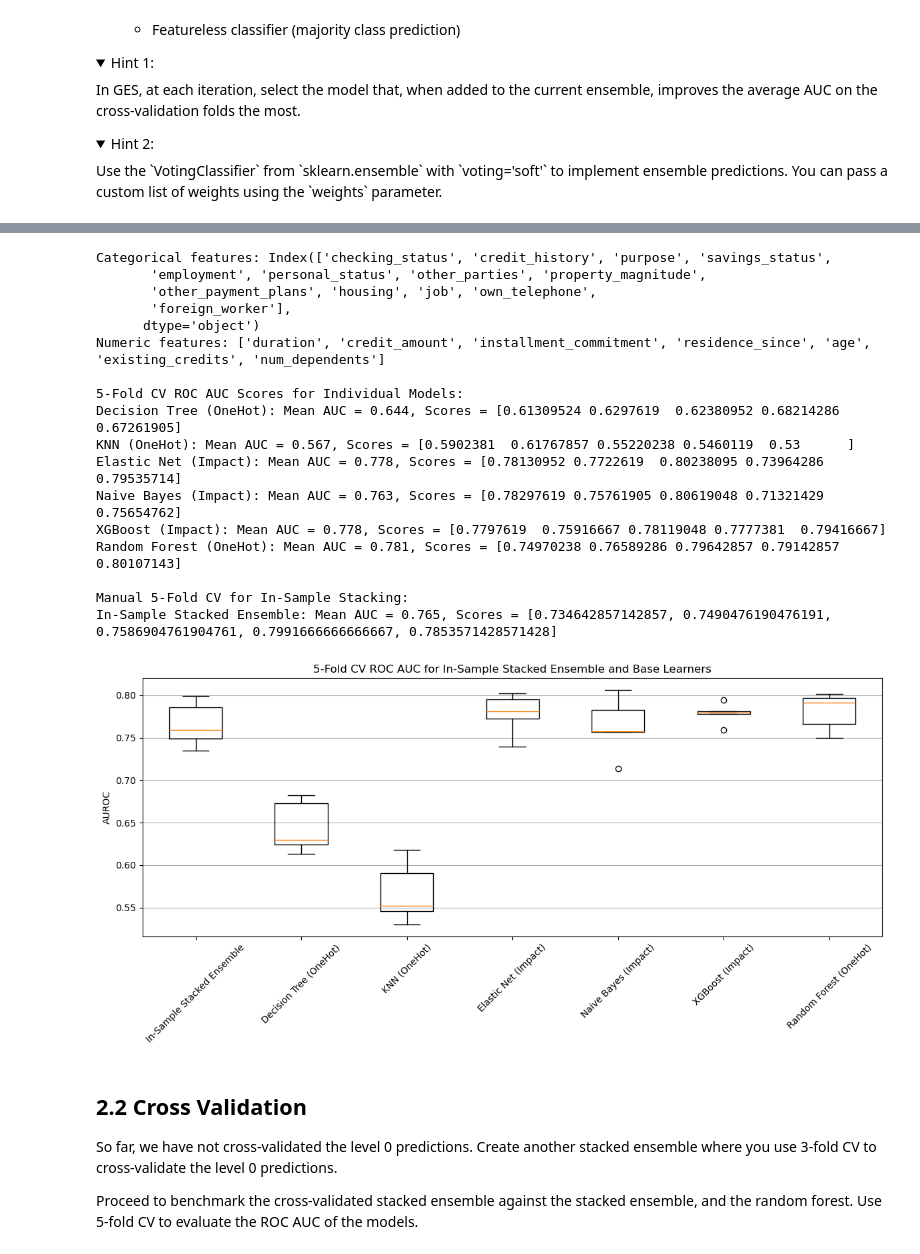
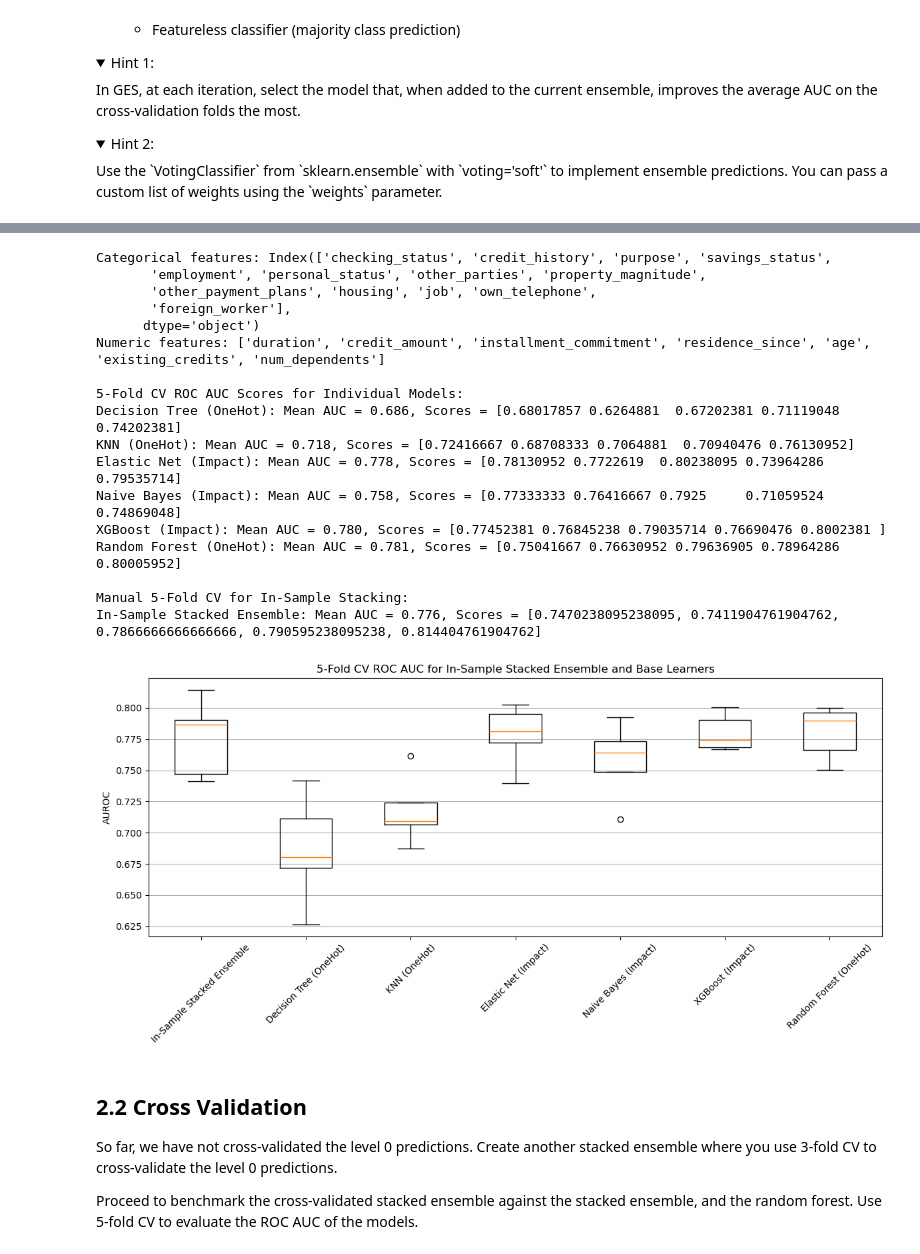
Before and after one commit to slds-lmu/lecture_appml, a Jupyter notebook: exercises/10_ensembles_stacking/10_hw1_ges_stacking_py.ipynb, the cells around one changed output, grey strips where cells are left out. Cells and saved outputs as stored; diff of their text form; code cells hidden in the pictures; folded sections open.

```diff
--- a/exercises/10_ensembles_stacking/10_hw1_ges_stacking_py.ipynb
+++ b/exercises/10_ensembles_stacking/10_hw1_ges_stacking_py.ipynb
@@ -411,29 +374,18 @@ print(f"Numeric features: {numeric_features}")
 
 
 # Create preprocessors
-# OneHotEncoder for tree-based models and KNN
 onehot_preprocessor = ColumnTransformer(
     transformers=[
-        ('num', 'passthrough', numeric_features),
+        ('num', StandardScaler(), numeric_features),
         ('cat', OneHotEncoder(handle_unknown='ignore'), categorical_features)
     ],
     remainder='drop'
 )
 
-# Target encoder for models that need numeric inputs
 target_preprocessor = ColumnTransformer(
     transformers=[
+        ('num', StandardScaler(), numeric_features),
         ('cat', TargetEncoder(smooth=0.0001), categorical_features),
-        ('num', 'passthrough', numeric_features),
-    ],
-    remainder='drop'
-)
-
-# Target encoder with StandardScaler for Elastic Net
-target_scaler_preprocessor = ColumnTransformer(
-    transformers=[
-        ('cat', TargetEncoder(smooth=0.0001), categorical_features),
-        ('num', StandardScaler(), numeric_features),
     ],
     remainder='drop'
 )
@@ -441,7 +393,7 @@ target_scaler_preprocessor = ColumnTransformer(
 # Decision Tree with OneHot Encoding
 dt = Pipeline([
     ('preprocessor', onehot_preprocessor),
-    ('classifier', DecisionTreeClassifier(random_state=2409))
+    ('classifier', DecisionTreeClassifier(max_depth=10, random_state=2409))
 ])
 
 # k-NN with OneHot Encoding
@@ -450,9 +402,15 @@ knn = Pipeline([
     ('classifier', KNeighborsClassifier(n_neighbors=7))
 ])
 
-# Elastic Net classifier with Target Encoding and StandardScaler
+# Random Forest with OneHot Encoding
+rf = Pipeline([
+    ('preprocessor', onehot_preprocessor),
+    ('classifier', RandomForestClassifier(n_estimators=100, random_state=2409))
+])
+
+# Elastic Net classifier with Target Encoding
 elnet = Pipeline([
-    ('preprocessor', target_scaler_preprocessor),
+    ('preprocessor', target_preprocessor),
     ('classifier',
         LogisticRegression(
             penalty="elasticnet",
@@ -470,16 +428,10 @@ naive_bayes = Pipeline([
     ('classifier', GaussianNB())
 ])
 
-# XGBoost with Target |Encoding
+# XGBoost with Target Encoding
 xgboost = Pipeline([
     ('preprocessor', target_preprocessor),
     ('classifier', XGBClassifier(n_estimators=100, random_state=2409))
-])
-
-# Random Forest with OneHot Encoding
-rf = Pipeline([
-    ('preprocessor', onehot_preprocessor),
-    ('classifier', RandomForestClassifier(n_estimators=100, random_state=2409))
 ])
 
 # Create a list of the six base (level 0) learners
@@ -552,40 +504,40 @@ for train_idx, test_idx in cv.split(X, y):
     score = roc_auc_score(y_test, y_pred_proba)
     stacking_scores.append(score)
 
 results["In-Sample Stacked Ensemble"] = np.array(stacking_scores)
 print(f"In-Sample Stacked Ensemble: Mean AUC = {np.mean(stacking_scores):.3f}, Scores = {stacking_scores}")
 
 # Move "In-Sample Stacked Ensemble" to the first position to align with R solution
 model_names = ["In-Sample Stacked Ensemble"] + list(results.keys())[:-1]
 data = [results["In-Sample Stacked Ensemble"]] + list(results.values())[:-1]
 
 plt.figure(figsize=(12, 6))
 plt.boxplot(data, labels=model_names)
 plt.xticks(rotation=45)
 plt.ylabel("AUROC")
 plt.title("5-Fold CV ROC AUC for In-Sample Stacked Ensemble and Base Learners")
 plt.grid(axis='y')
 plt.tight_layout()
 plt.show()
 # %% [output]
 Categorical features: Index(['checking_status', 'credit_history', 'purpose', 'savings_status',
        'employment', 'personal_status', 'other_parties', 'property_magnitude',
        'other_payment_plans', 'housing', 'job', 'own_telephone',
        'foreign_worker'],
       dtype='object')
 Numeric features: ['duration', 'credit_amount', 'installment_commitment', 'residence_since', 'age', 'existing_credits', 'num_dependents']
 
 5-Fold CV ROC AUC Scores for Individual Models:
-Decision Tree (OneHot): Mean AUC = 0.644, Scores = [0.61309524 0.6297619  0.62380952 0.68214286 0.67261905]
-KNN (OneHot): Mean AUC = 0.567, Scores = [0.5902381  0.61767857 0.55220238 0.5460119  0.53      ]
+Decision Tree (OneHot): Mean AUC = 0.686, Scores = [0.68017857 0.6264881  0.67202381 0.71119048 0.74202381]
+KNN (OneHot): Mean AUC = 0.718, Scores = [0.72416667 0.68708333 0.7064881  0.70940476 0.76130952]
 Elastic Net (Impact): Mean AUC = 0.778, Scores = [0.78130952 0.7722619  0.80238095 0.73964286 0.79535714]
-Naive Bayes (Impact): Mean AUC = 0.763, Scores = [0.78297619 0.75761905 0.80619048 0.71321429 0.75654762]
-XGBoost (Impact): Mean AUC = 0.778, Scores = [0.7797619  0.75916667 0.78119048 0.7777381  0.79416667]
-Random Forest (OneHot): Mean AUC = 0.781, Scores = [0.74970238 0.76589286 0.79642857 0.79142857 0.80107143]
+Naive Bayes (Impact): Mean AUC = 0.758, Scores = [0.77333333 0.76416667 0.7925     0.71059524 0.74869048]
+XGBoost (Impact): Mean AUC = 0.780, Scores = [0.77452381 0.76845238 0.79035714 0.76690476 0.8002381 ]
+Random Forest (OneHot): Mean AUC = 0.781, Scores = [0.75041667 0.76630952 0.79636905 0.78964286 0.80005952]
 
 Manual 5-Fold CV for In-Sample Stacking:
-In-Sample Stacked Ensemble: Mean AUC = 0.765, Scores = [0.734642857142857, 0.7490476190476191, 0.7586904761904761, 0.7991666666666667, 0.7853571428571428]
+In-Sample Stacked Ensemble: Mean AUC = 0.776, Scores = [0.7470238095238095, 0.7411904761904762, 0.7866666666666666, 0.790595238095238, 0.814404761904762]
-[figure, old version]
+[figure, new version]
 # %% [markdown]
 ## 2.2 Cross Validation
 
```
Also changed, not shown: parts of 5 cells of this notebook, 3 other files.
